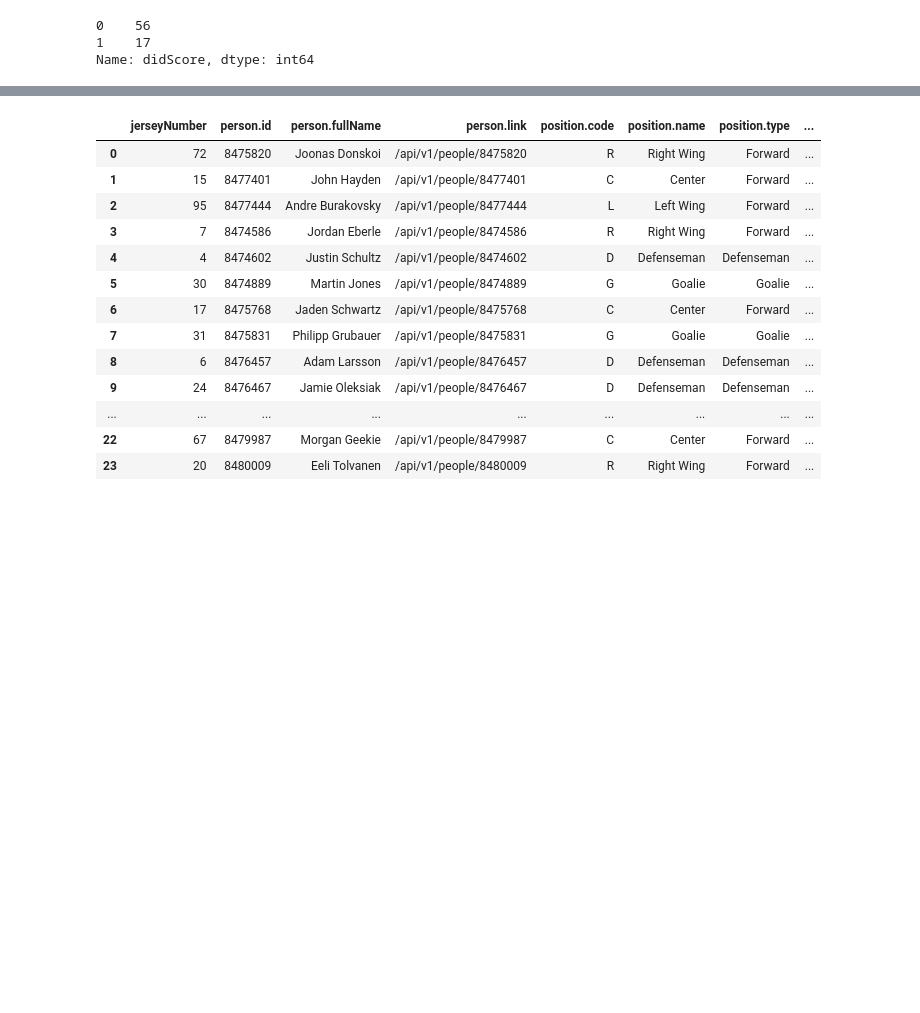
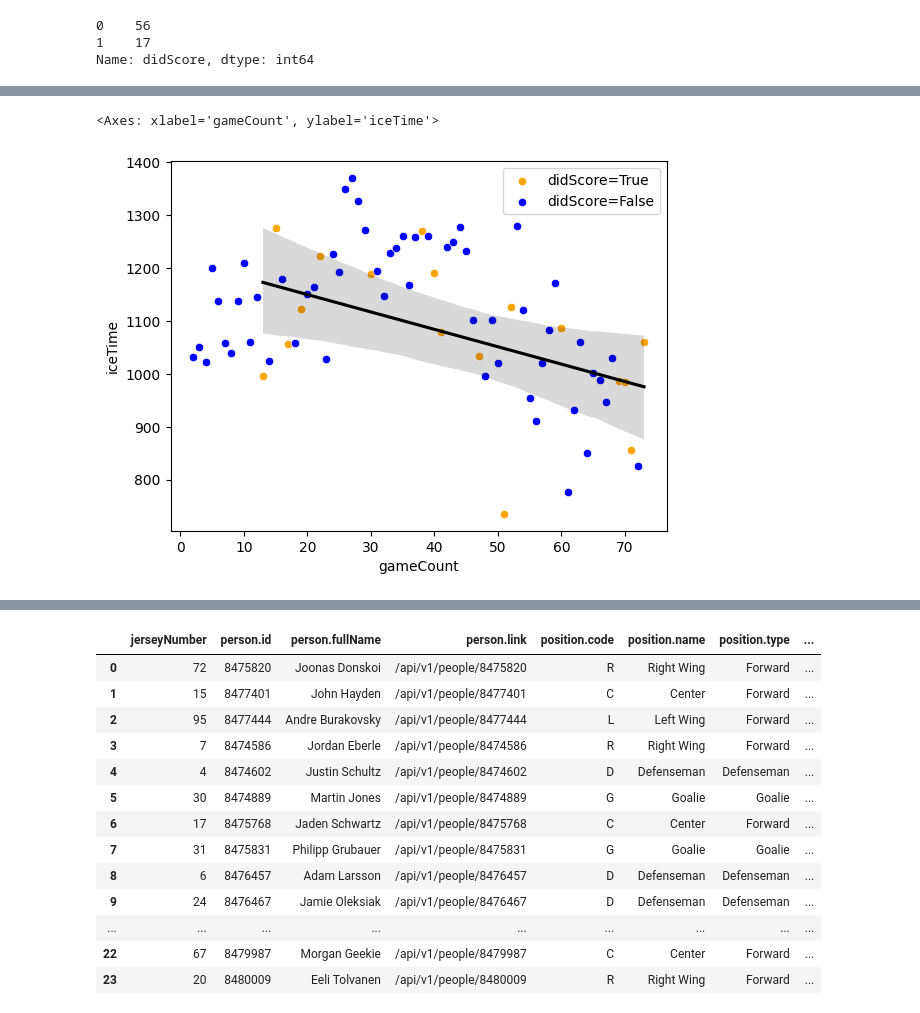
Before and after one commit to ElBennito39/fantasy_hockey_manager, a Jupyter notebook: NHL-data-exploration.ipynb, the cells around one changed output, grey strips where cells are left out. Saved outputs shown, nothing was run; the diff lists cells and outputs as text; code cells hidden in the pictures; blank space fills up the shorter version.

```diff
--- a/NHL-data-exploration.ipynb
+++ b/NHL-data-exploration.ipynb
@@ -317,0 +343,13 @@ features_df
+# %%
+#games with more than 500 seconds of iceTime
+time_filter_df = features_df[features_df['iceTime']>=500]
+# %%
+# create two scatter plots with different colors for didScore=True and didScore=False
+sns.scatterplot(data=time_filter_df[time_filter_df['didScore']==1], x='gameCount', y='iceTime', color='orange', label='didScore=True')
+sns.scatterplot(data=time_filter_df[time_filter_df['didScore']==0], x='gameCount', y='iceTime', color='blue', label='didScore=False')
+
+# add best fit line for each scatter plot
+sns.regplot(data=time_filter_df[time_filter_df['didScore']==1], x='gameCount', y='iceTime', scatter=False, color='black')
+# %% [output]
+<Axes: xlabel='gameCount', ylabel='iceTime'>
+[figure, added]
```
Also changed, not shown: parts of 11 cells of this notebook.
